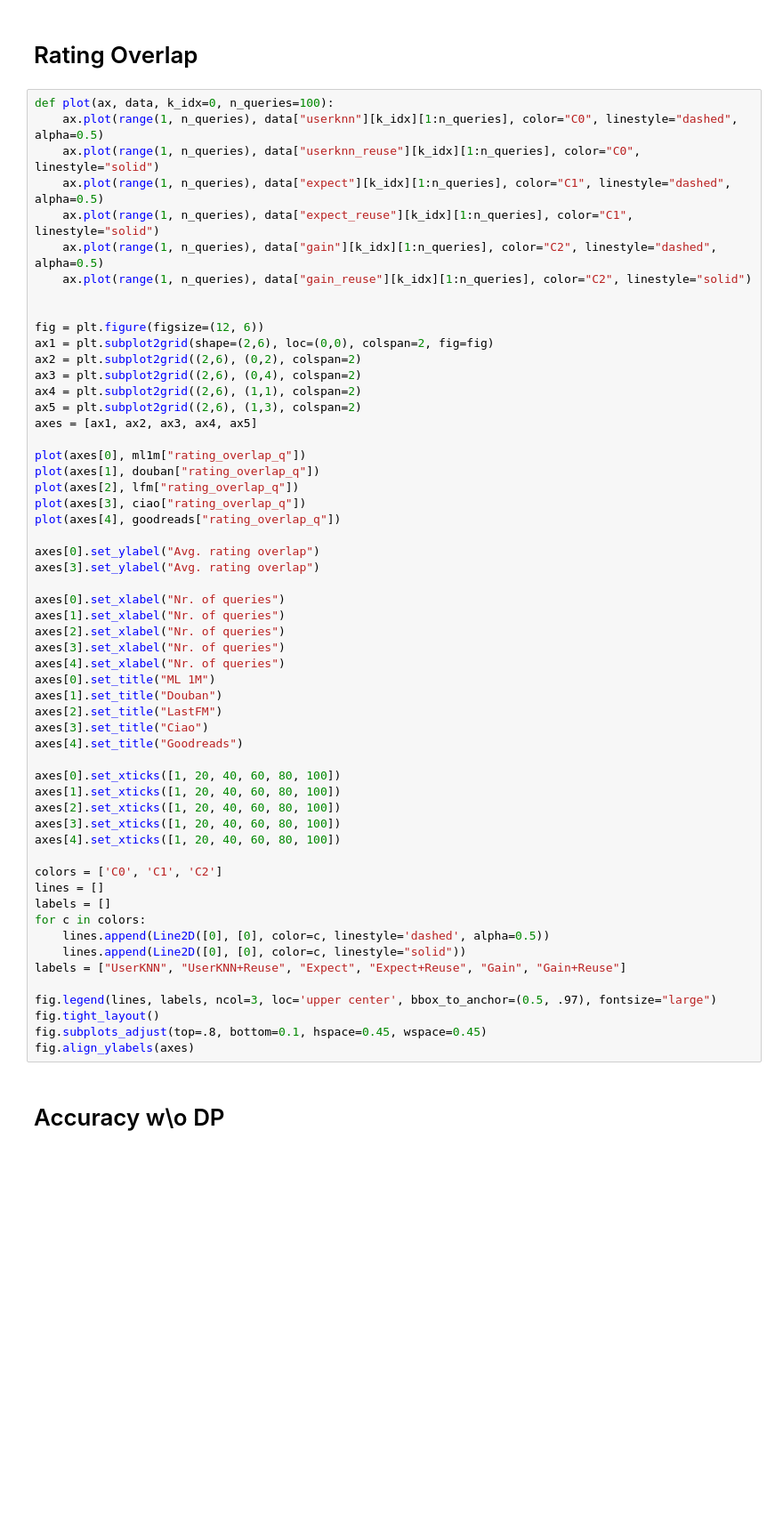
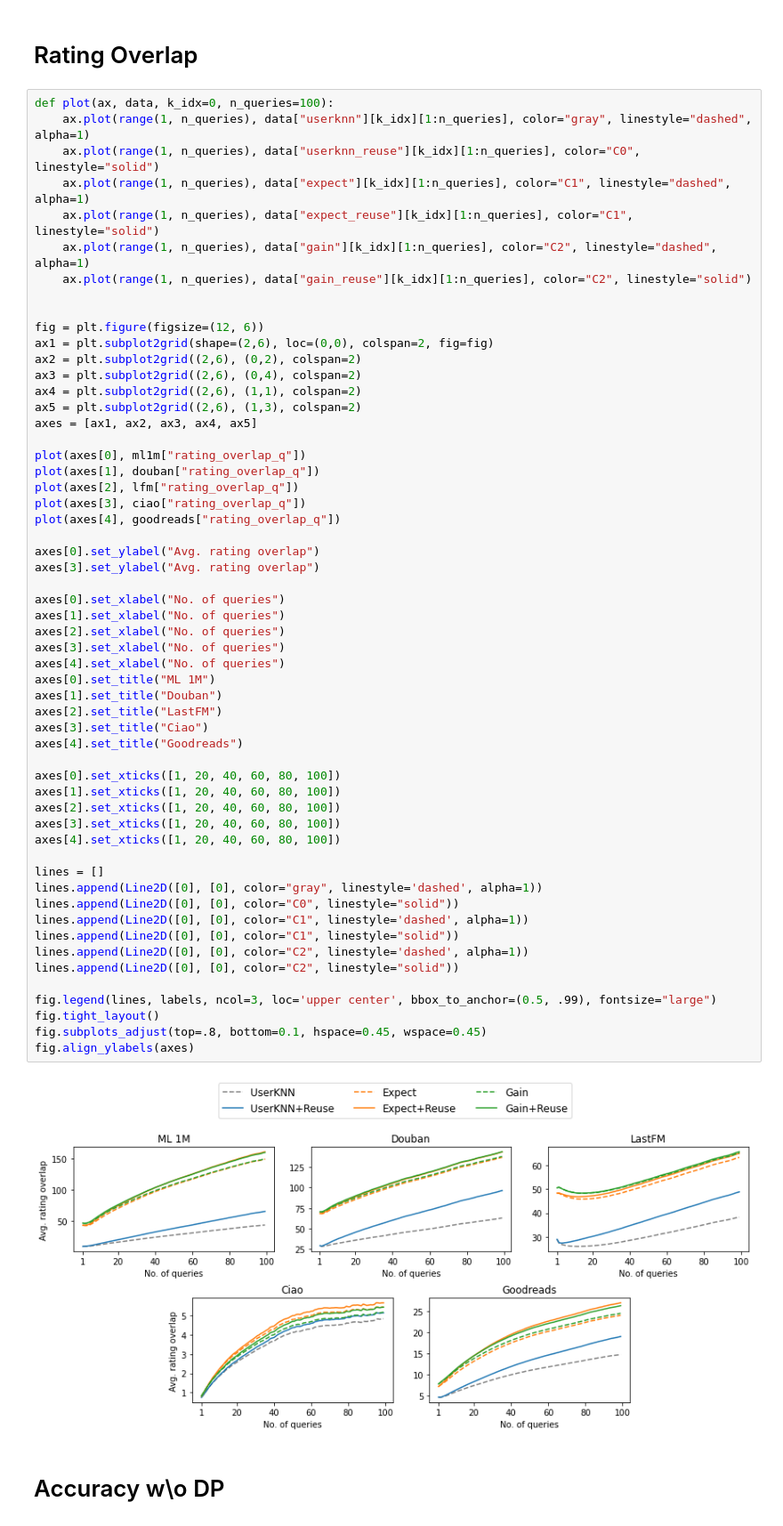
Before and after one commit to pmuellner/ReuseKNN, a Jupyter notebook: Rating Prediction Visualizations.ipynb, the cells around one changed output. Shown at 89% size. Saved outputs shown, nothing was run; the diff lists cells and outputs as text; blank space fills up the shorter version.

```diff
--- a/Rating Prediction Visualizations.ipynb
+++ b/Rating Prediction Visualizations.ipynb
@@ -137,11 +150,11 @@ fig.align_ylabels(axes)
 # Rating Overlap
 # %%
 def plot(ax, data, k_idx=0, n_queries=100):
-    ax.plot(range(1, n_queries), data["userknn"][k_idx][1:n_queries], color="C0", linestyle="dashed", alpha=0.5)
+    ax.plot(range(1, n_queries), data["userknn"][k_idx][1:n_queries], color="gray", linestyle="dashed", alpha=1)
     ax.plot(range(1, n_queries), data["userknn_reuse"][k_idx][1:n_queries], color="C0", linestyle="solid")
-    ax.plot(range(1, n_queries), data["expect"][k_idx][1:n_queries], color="C1", linestyle="dashed", alpha=0.5)
+    ax.plot(range(1, n_queries), data["expect"][k_idx][1:n_queries], color="C1", linestyle="dashed", alpha=1)
     ax.plot(range(1, n_queries), data["expect_reuse"][k_idx][1:n_queries], color="C1", linestyle="solid")
-    ax.plot(range(1, n_queries), data["gain"][k_idx][1:n_queries], color="C2", linestyle="dashed", alpha=0.5)
+    ax.plot(range(1, n_queries), data["gain"][k_idx][1:n_queries], color="C2", linestyle="dashed", alpha=1)
     ax.plot(range(1, n_queries), data["gain_reuse"][k_idx][1:n_queries], color="C2", linestyle="solid")
 
 
@@ -152,45 +165,47 @@ ax3 = plt.subplot2grid((2,6), (0,4), colspan=2)
 ax4 = plt.subplot2grid((2,6), (1,1), colspan=2)
 ax5 = plt.subplot2grid((2,6), (1,3), colspan=2)
 axes = [ax1, ax2, ax3, ax4, ax5]
 
 plot(axes[0], ml1m["rating_overlap_q"])
 plot(axes[1], douban["rating_overlap_q"])
 plot(axes[2], lfm["rating_overlap_q"])
 plot(axes[3], ciao["rating_overlap_q"])
 plot(axes[4], goodreads["rating_overlap_q"])
 
 axes[0].set_ylabel("Avg. rating overlap")
 axes[3].set_ylabel("Avg. rating overlap")
 
-axes[0].set_xlabel("Nr. of queries")
-axes[1].set_xlabel("Nr. of queries")
-axes[2].set_xlabel("Nr. of queries")
-axes[3].set_xlabel("Nr. of queries")
-axes[4].set_xlabel("Nr. of queries")
+axes[0].set_xlabel("No. of queries")
+axes[1].set_xlabel("No. of queries")
+axes[2].set_xlabel("No. of queries")
+axes[3].set_xlabel("No. of queries")
+axes[4].set_xlabel("No. of queries")
 axes[0].set_title("ML 1M")
 axes[1].set_title("Douban")
 axes[2].set_title("LastFM")
 axes[3].set_title("Ciao")
 axes[4].set_title("Goodreads")
 
 axes[0].set_xticks([1, 20, 40, 60, 80, 100])
 axes[1].set_xticks([1, 20, 40, 60, 80, 100])
 axes[2].set_xticks([1, 20, 40, 60, 80, 100])
 axes[3].set_xticks([1, 20, 40, 60, 80, 100])
 axes[4].set_xticks([1, 20, 40, 60, 80, 100])
 
-colors = ['C0', 'C1', 'C2']
 lines = []
-labels = []
-for c in colors:
-    lines.append(Line2D([0], [0], color=c, linestyle='dashed', alpha=0.5))
-    lines.append(Line2D([0], [0], color=c, linestyle="solid"))
-labels = ["UserKNN", "UserKNN+Reuse", "Expect", "Expect+Reuse", "Gain", "Gain+Reuse"]
+lines.append(Line2D([0], [0], color="gray", linestyle='dashed', alpha=1))
+lines.append(Line2D([0], [0], color="C0", linestyle="solid"))
+lines.append(Line2D([0], [0], color="C1", linestyle='dashed', alpha=1))
+lines.append(Line2D([0], [0], color="C1", linestyle="solid"))
+lines.append(Line2D([0], [0], color="C2", linestyle='dashed', alpha=1))
+lines.append(Line2D([0], [0], color="C2", linestyle="solid"))
 
-fig.legend(lines, labels, ncol=3, loc='upper center', bbox_to_anchor=(0.5, .97), fontsize="large")
+fig.legend(lines, labels, ncol=3, loc='upper center', bbox_to_anchor=(0.5, .99), fontsize="large")
 fig.tight_layout()
 fig.subplots_adjust(top=.8, bottom=0.1, hspace=0.45, wspace=0.45)
 fig.align_ylabels(axes)
+# %% [output]
+[figure, added]
 # %% [markdown]
 # Accuracy w\o DP
 # %%
```
Also changed, not shown: parts of 28 cells of this notebook, 6 other files.
